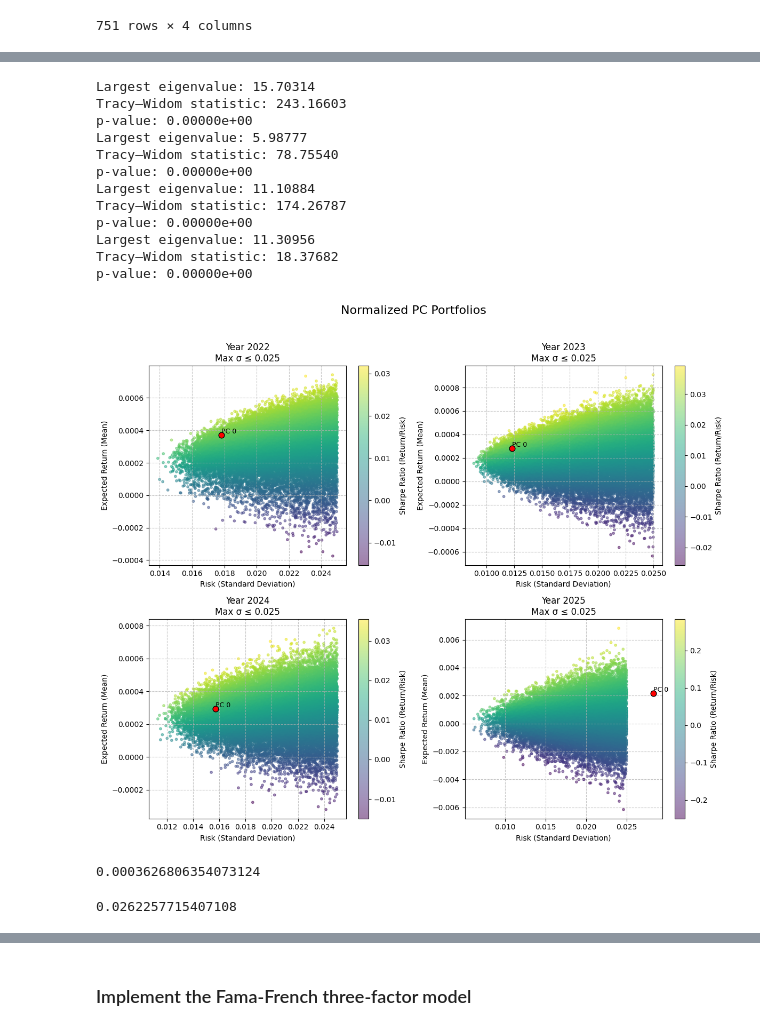
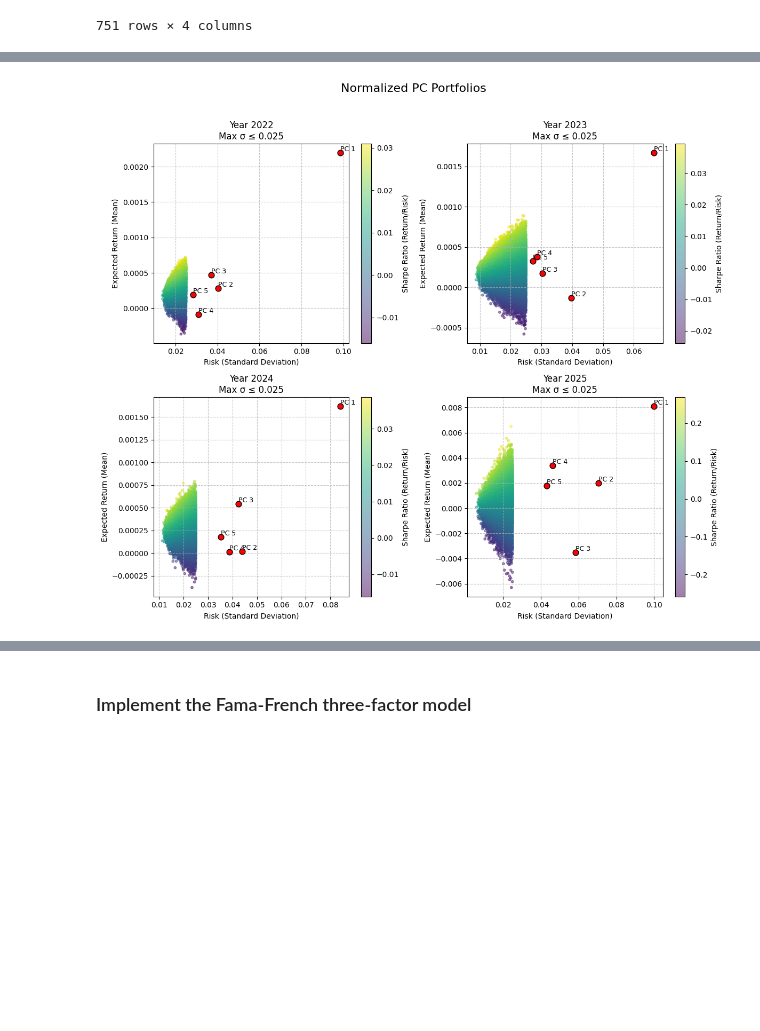
Before and after one commit to donnafaithhh/Fama-Markowitz-Mini-Project, a Jupyter notebook: mini project.ipynb, the cells around one changed output, grey strips where cells are left out. Drawn from its saved outputs; the diff is of its cells as text; code cells hidden in the pictures; blank space fills up the shorter version.

Commit message:
tried fixing sharpe ratios + snp500 ticker data

```diff
--- a/mini project.ipynb
+++ b/mini project.ipynb
@@ -151,11 +151,17 @@ with open(filename, 'rb') as f:
     closing_df = pickle.load(f)
     closing_df.index = pd.to_datetime(closing_df.index)
 
+# getting s&p 500 data
+filename = r'gspc prices.pkl'
+with open(filename, 'rb') as f:
+    gspc_df = pickle.load(f)
+    gspc_df.index = pd.to_datetime(gspc_df.index)
+gspc_df.rename(columns={'^GSPC': 'GSPC'}, inplace=True)
+
 # getting simple returns
 simple_df = closing_df / closing_df.shift()
 simple_df.dropna(how='all', inplace=True)
 
 # getting log returns
 log_df = np.log(simple_df)
-log_df.round(2)
 # %% [output]
@@ -359,27 +410,11 @@ def plot_portfolios_vs_random(returns_df, years, approaches, max_risk=0.25, titl
     plt.tight_layout()
     plt.show()
 # %%
-plot_portfolios_vs_random(returns_df, [2022, 2023, 2024, 2025], get_pca_portfolios, max_risk=0.025, title = "Normalized PC Portfolios", indeces = 1)
+plot_portfolios_vs_random(
+    returns_df, [2022, 2023, 2024, 2025], get_pca_portfolios,
+    max_risk=0.025, title = "Normalized PC Portfolios",
+    # indeces = 1
+)
 # %% [output]
-Largest eigenvalue: 15.70314
-Tracy–Widom statistic: 243.16603
-p-value: 0.00000e+00
-Largest eigenvalue: 5.98777
-Tracy–Widom statistic: 78.75540
-p-value: 0.00000e+00
-Largest eigenvalue: 11.10884
-Tracy–Widom statistic: 174.26787
-p-value: 0.00000e+00
-Largest eigenvalue: 11.30956
-Tracy–Widom statistic: 18.37682
-p-value: 0.00000e+00
-[figure, old version]
+[figure, new version]
-# %%
-returns_df.get_group(2022).mean().mean()
-# %% [output]
-0.0003626806354073124
-# %%
-returns_df.get_group(2022).std().mean()
-# %% [output]
-0.0262257715407108
 # %%
```
Also changed, not shown: parts of 20 cells of this notebook, 3 other files.
